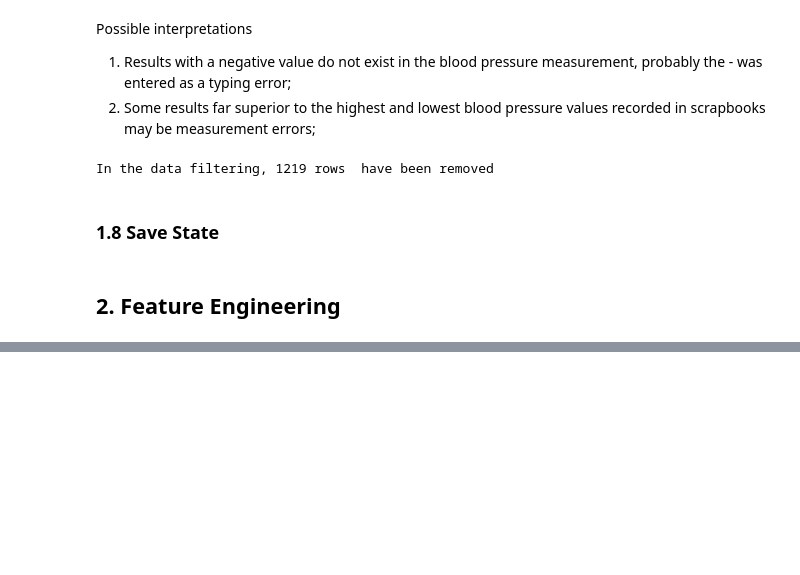
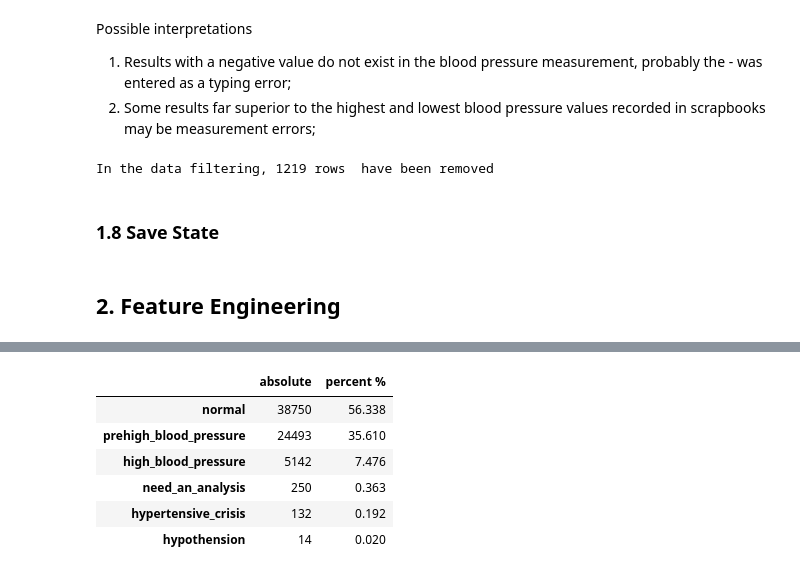
Before and after one commit to GuttoF/cardio_catch_disease, a Jupyter notebook: notebooks/c01.ipynb, the cells around one changed output, grey strips where cells are left out. Saved outputs shown, nothing was run; the diff lists cells and outputs as text; code cells hidden in the pictures; blank space fills up the shorter version.

```diff
--- a/notebooks/c01.ipynb
+++ b/notebooks/c01.ipynb
@@ -488,0 +502,10 @@ df1['height'] = df1['height'].apply(lambda x: x / 100)
+# %%
+categorical_metrics(df1, 'blood_pressure')
+# %% [output]
+|  | absolute | percent % |
+| normal | 38750 | 56.338 |
+| prehigh_blood_pressure | 24493 | 35.610 |
+| high_blood_pressure | 5142 | 7.476 |
+| need_an_analysis | 250 | 0.363 |
+| hypertensive_crisis | 132 | 0.192 |
+| hypothension | 14 | 0.020 |
```
Also changed, not shown: parts of 11 cells of this notebook, 2 other files.
